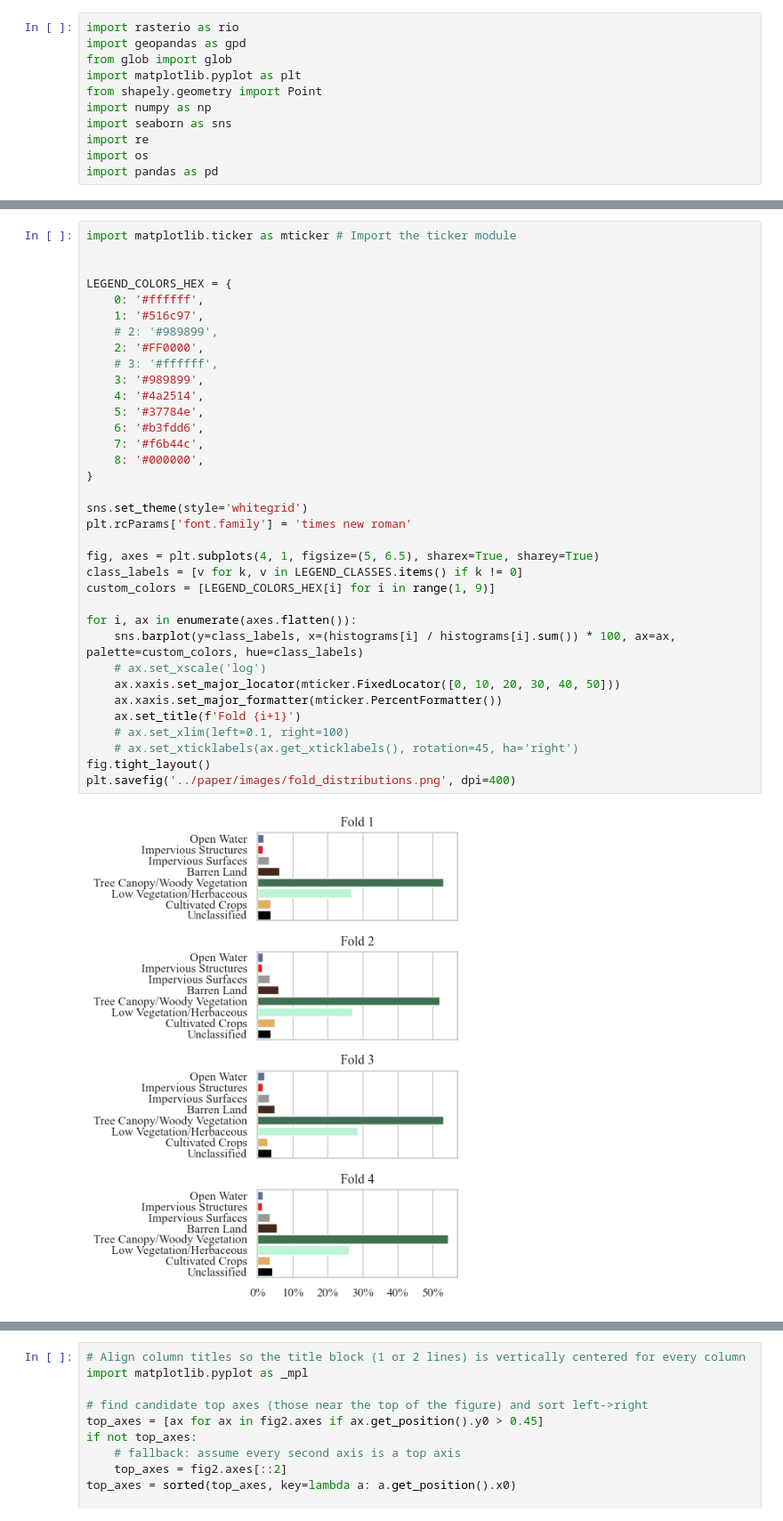
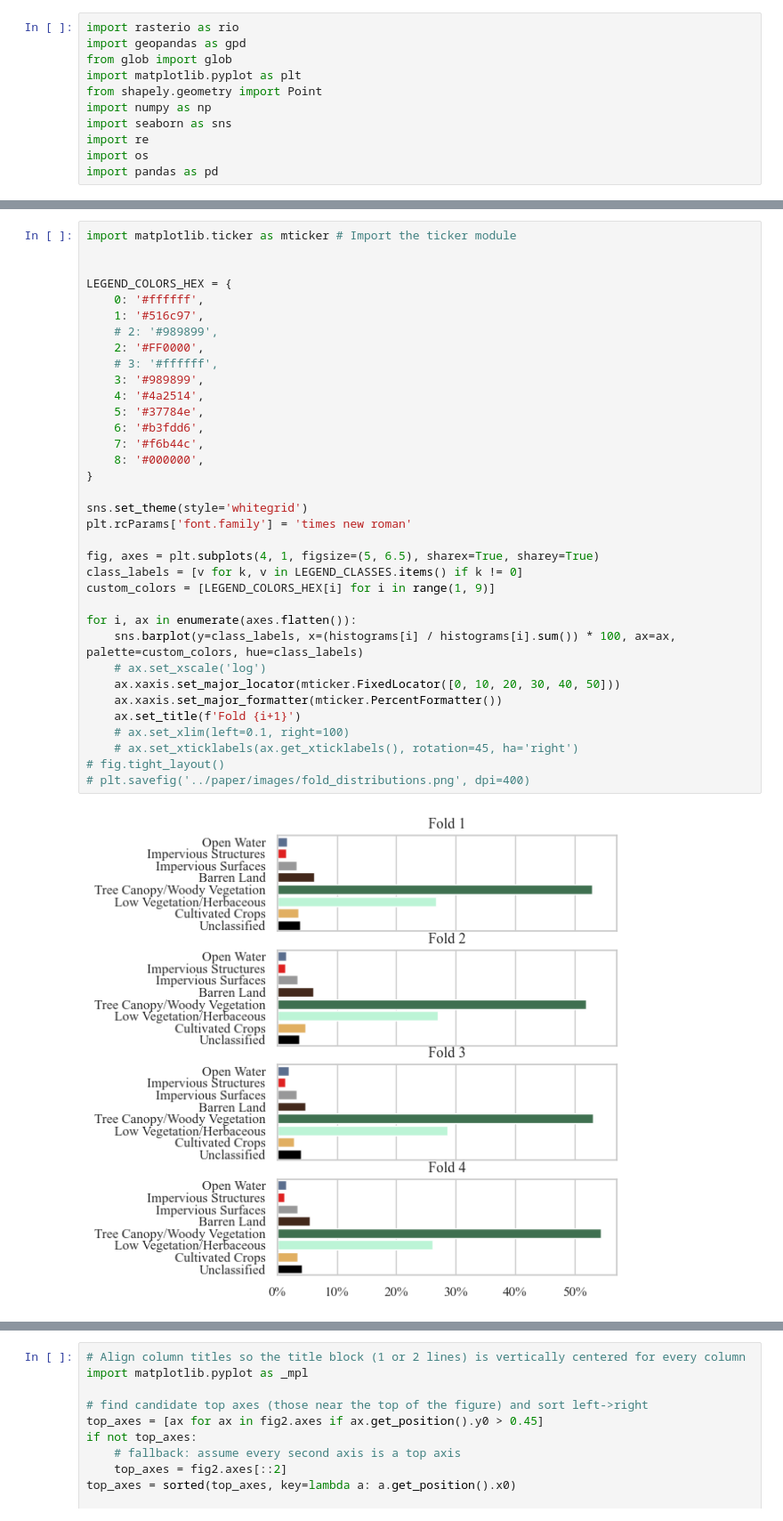
Before and after one commit to DakotaHester/ms-land-cover, a Jupyter notebook: notebooks/distribution_plots.ipynb, the cells around one changed output, grey strips where cells are left out. Shown at 89% size. Cells and saved outputs as stored; diff of their text form.

```diff
--- a/notebooks/distribution_plots.ipynb
+++ b/notebooks/distribution_plots.ipynb
@@ -93,36 +93,36 @@ import matplotlib.ticker as mticker # Import the ticker module
 LEGEND_COLORS_HEX = {
     0: '#ffffff',
     1: '#516c97',
     # 2: '#989899',
     2: '#FF0000',
     # 3: '#ffffff',
     3: '#989899',
     4: '#4a2514',
     5: '#37784e',
     6: '#b3fdd6',
     7: '#f6b44c',
     8: '#000000',
 }
 
 sns.set_theme(style='whitegrid')
 plt.rcParams['font.family'] = 'times new roman'
 
 fig, axes = plt.subplots(4, 1, figsize=(5, 6.5), sharex=True, sharey=True)
 class_labels = [v for k, v in LEGEND_CLASSES.items() if k != 0]
 custom_colors = [LEGEND_COLORS_HEX[i] for i in range(1, 9)]
 
 for i, ax in enumerate(axes.flatten()):
     sns.barplot(y=class_labels, x=(histograms[i] / histograms[i].sum()) * 100, ax=ax, palette=custom_colors, hue=class_labels)
     # ax.set_xscale('log')
     ax.xaxis.set_major_locator(mticker.FixedLocator([0, 10, 20, 30, 40, 50]))
     ax.xaxis.set_major_formatter(mticker.PercentFormatter())
     ax.set_title(f'Fold {i+1}')
     # ax.set_xlim(left=0.1, right=100)
     # ax.set_xticklabels(ax.get_xticklabels(), rotation=45, ha='right')
-fig.tight_layout()
-plt.savefig('../paper/images/fold_distributions.png', dpi=400)
+# fig.tight_layout()
+# plt.savefig('../paper/images/fold_distributions.png', dpi=400)
 # %% [output]
-[figure, old version]
+[figure, new version]
 # %%
 from matplotlib.patches import Patch
 
```
Also changed, not shown: parts of 3 cells of this notebook, 30 other files.
